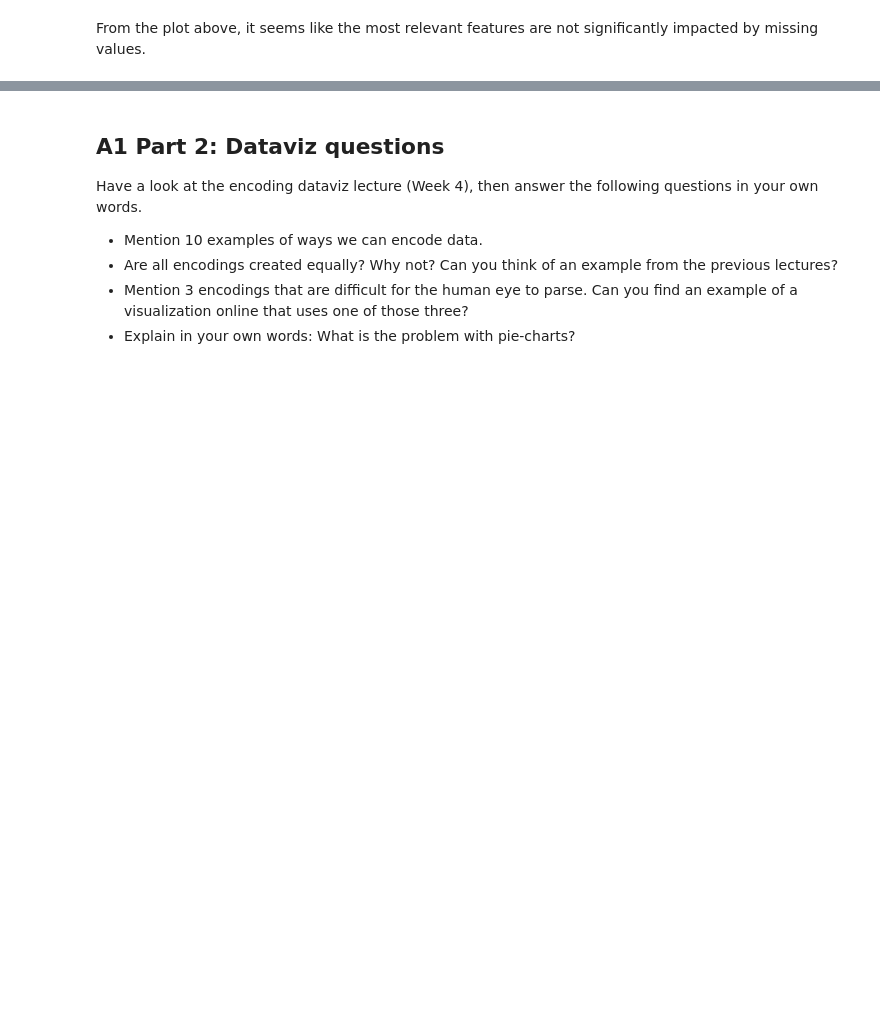
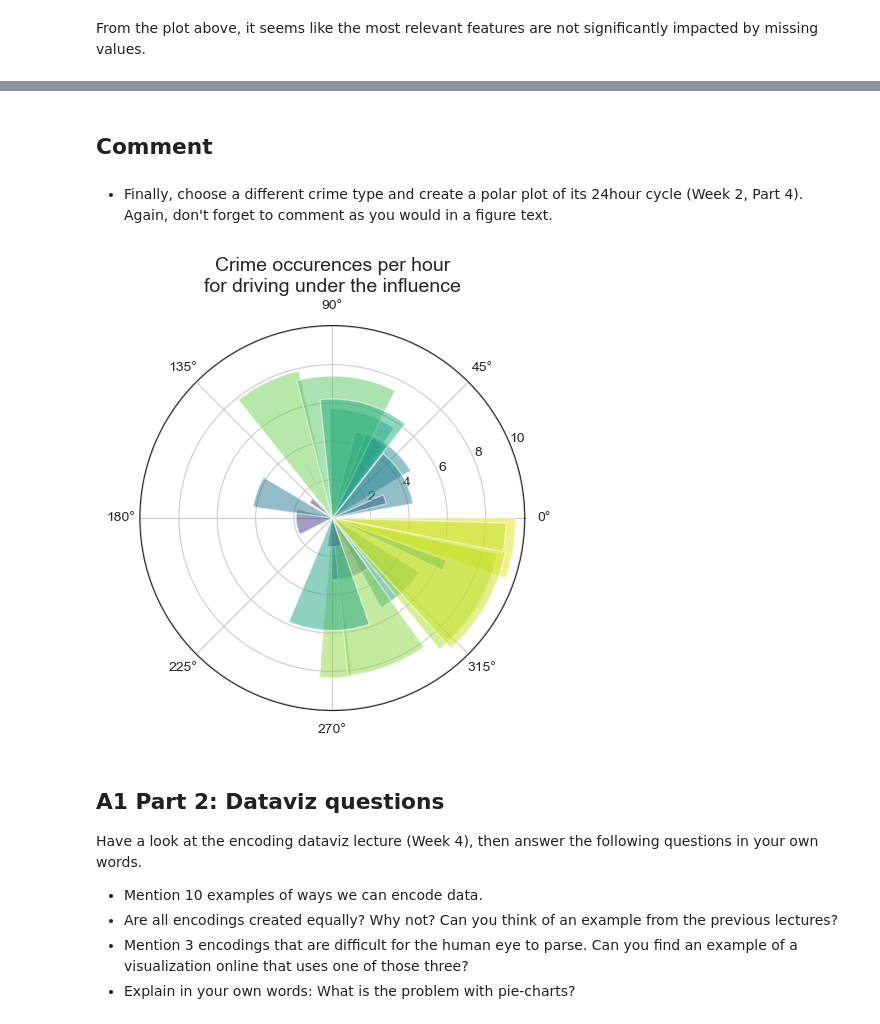
Before and after one commit to jens-create/socialdata2023, a Jupyter notebook: assignments/Assignment1.ipynb, the cells around one changed output, grey strips where cells are left out. Drawn from its saved outputs; the diff is of its cells as text; code cells hidden in the pictures; blank space fills up the shorter version.

```diff
--- a/assignments/Assignment1.ipynb
+++ b/assignments/Assignment1.ipynb
@@ -73,3 +149,31 @@ For each set of plots below, describe the plots (as you would in the figure text
+# %% [markdown]
+## Comment
+# %% [markdown]
+
+* Finally, choose a different crime type and create a polar plot of its 24hour cycle (Week 2, Part 4). Again, don't forget to comment as you would in a figure text.
+# %%
+# Set crime category
+grouped = crime_df.groupby(['Category','Hour']).size().reset_index(name='counts')
+pivot = grouped.pivot(index='Hour', columns='Category', values='counts')
+CAT = 'DRUG/NARCOTIC'
+CAT = 'DRIVING UNDER THE INFLUENCE'
+
+# Polar Circle settings
+N = len(pivot[CAT]) #24
+radii =  10 * np.random.rand(N)
+width = np.pi / 4 * np.random.rand(N)
+colors = plt.cm.viridis(radii / 10.)
+
+# Plot polar circle
+plt.figure(figsize=(5,5))
+ax = plt.subplot(projection='polar')
+ax.bar(pivot[CAT],
+       radii, width=width,
+       bottom=0.0, color=colors, alpha=0.5)
+plt.title(f'Crime occurences per hour\nfor {CAT.lower()}', fontsize=14)
+plt.show()
+# %% [output]
+[figure, added]
 # %% [markdown]
 ## A1 Part 2: Dataviz questions
 
```
Also changed, not shown: parts of 9 cells of this notebook.
